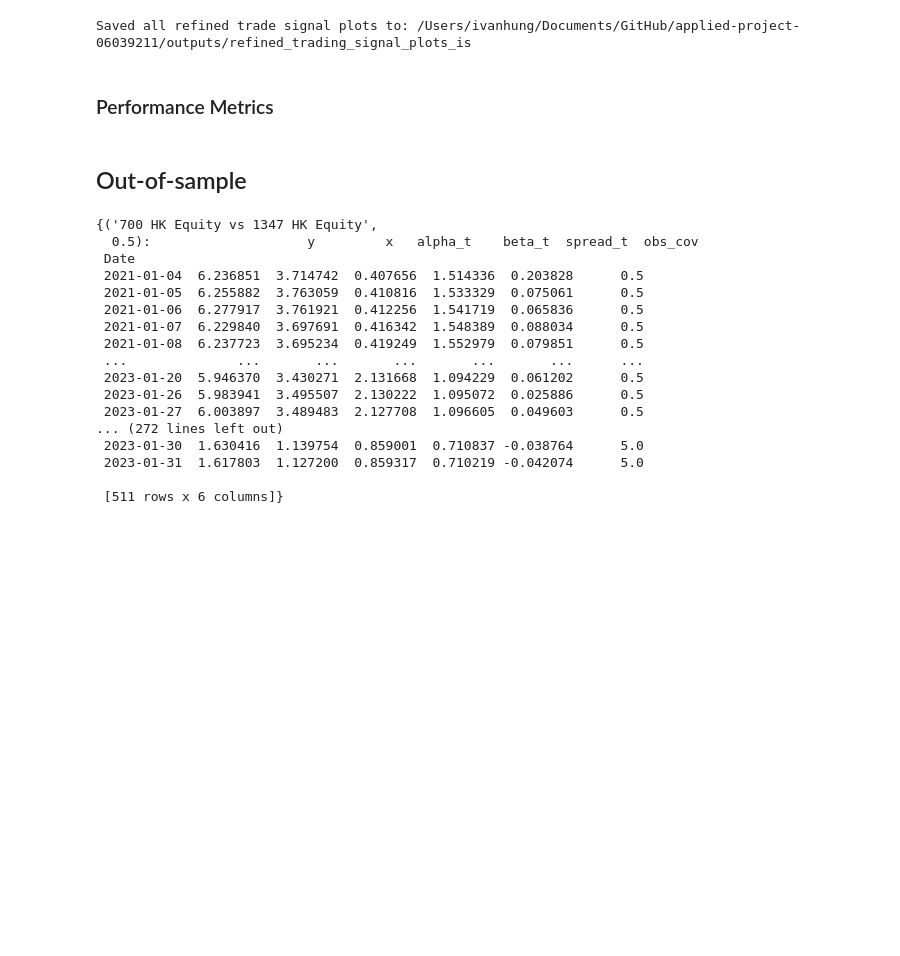
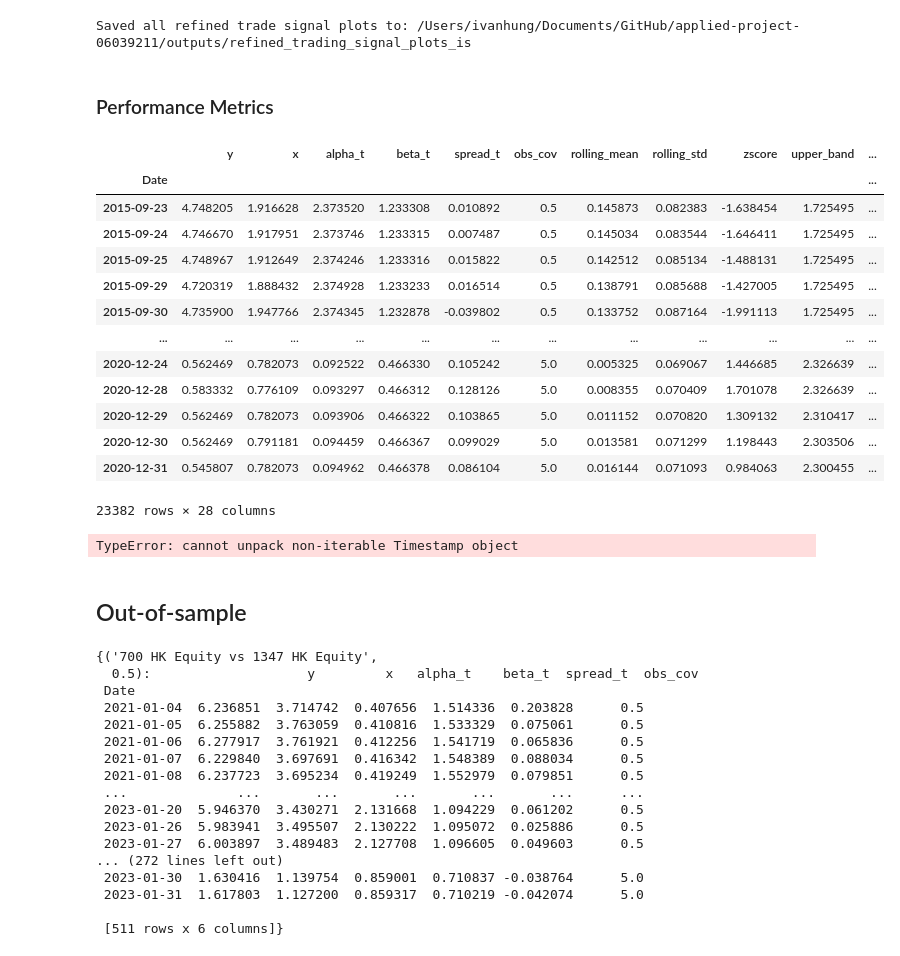
Before and after one commit to hivan04/applied-project-06039211, a Jupyter notebook: notebooks/6_refined_trading_signal.ipynb, the cells around one changed output. Drawn from its saved outputs; the diff is of its cells as text; code cells hidden in the pictures; blank space fills up the shorter version.

Commit message:
28.04
Started changing the performance metric script to make it work with refined trading signal

```diff
--- a/notebooks/6_refined_trading_signal.ipynb
+++ b/notebooks/6_refined_trading_signal.ipynb
@@ -222,6 +222,57 @@ print(f"Saved all refined trade signal plots to: {save_dir}")
 Saved all refined trade signal plots to: /Users/ivanhung/Documents/GitHub/applied-project-06039211/outputs/refined_trading_signal_plots_is
 # %% [markdown]
 ### Performance Metrics
+# %%
+# Compute results
+refined_is_results = {}
+refined_is_summary_rows = []
+
+for e in entry_values:
+    for x in exit_values:
+        key = f"entry_{e}_exit_{x}"
+
+        refined_is_signals_dict = generate_refined_kalman_signals(
+            dynamic_details= dynamic_details_is,
+            z_window = 60,
+            band_window= 120,
+            reduce_dd = -0.15,
+            close_dd = -1.00
+        )
+# CONTINUE FROM HERE LATER
+        is_results[key] = is_signals_dict
+
+        for (pair_name, R), df in is_signals_dict.items():
+            is_summary_rows.append({
+                "strategy": key,
+                "pair": pair_name,
+                "obs_cov": R,
+                "entry_z": e,
+                "exit_z": x,
+                "num_trades": df["position"].diff().abs().sum() / 2,
+                "mean_zscore": df["zscore"].mean(),
+                "std_zscore": df["zscore"].std()
+            })
+
+is_trading_signals = pd.DataFrame(is_summary_rows)
+# %% [output]
+|  | y | x | alpha_t | beta_t | spread_t | obs_cov | rolling_mean | rolling_std | zscore | upper_band | ... |
+| Date |  |  |  |  |  |  |  |  |  |  | ... |
+| 2015-09-23 | 4.748205 | 1.916628 | 2.373520 | 1.233308 | 0.010892 | 0.5 | 0.145873 | 0.082383 | -1.638454 | 1.725495 | ... |
+| 2015-09-24 | 4.746670 | 1.917951 | 2.373746 | 1.233315 | 0.007487 | 0.5 | 0.145034 | 0.083544 | -1.646411 | 1.725495 | ... |
+| 2015-09-25 | 4.748967 | 1.912649 | 2.374246 | 1.233316 | 0.015822 | 0.5 | 0.142512 | 0.085134 | -1.488131 | 1.725495 | ... |
+| 2015-09-29 | 4.720319 | 1.888432 | 2.374928 | 1.233233 | 0.016514 | 0.5 | 0.138791 | 0.085688 | -1.427005 | 1.725495 | ... |
+| 2015-09-30 | 4.735900 | 1.947766 | 2.374345 | 1.232878 | -0.039802 | 0.5 | 0.133752 | 0.087164 | -1.991113 | 1.725495 | ... |
+| ... | ... | ... | ... | ... | ... | ... | ... | ... | ... | ... | ... |
+| 2020-12-24 | 0.562469 | 0.782073 | 0.092522 | 0.466330 | 0.105242 | 5.0 | 0.005325 | 0.069067 | 1.446685 | 2.326639 | ... |
+| 2020-12-28 | 0.583332 | 0.776109 | 0.093297 | 0.466312 | 0.128126 | 5.0 | 0.008355 | 0.070409 | 1.701078 | 2.326639 | ... |
+| 2020-12-29 | 0.562469 | 0.782073 | 0.093906 | 0.466322 | 0.103865 | 5.0 | 0.011152 | 0.070820 | 1.309132 | 2.310417 | ... |
+| 2020-12-30 | 0.562469 | 0.791181 | 0.094459 | 0.466367 | 0.099029 | 5.0 | 0.013581 | 0.071299 | 1.198443 | 2.303506 | ... |
+| 2020-12-31 | 0.545807 | 0.782073 | 0.094962 | 0.466378 | 0.086104 | 5.0 | 0.016144 | 0.071093 | 0.984063 | 2.300455 | ... |
+23382 rows × 28 columns
+# %%
+refined_is_performance_metrics = performance_metrics(is_refined_results, rf=rf_is)
+# %% [output]
+TypeError: cannot unpack non-iterable Timestamp object
 # %% [markdown]
 ## Out-of-sample
 # %%
```
Also changed, not shown: 1 other file.
